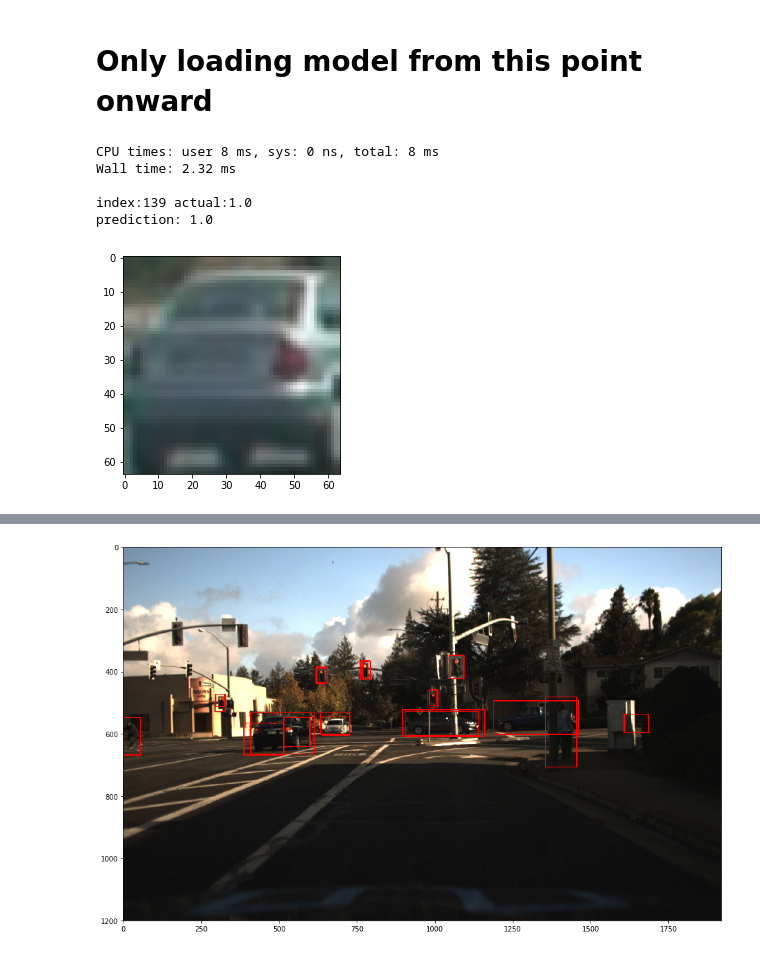
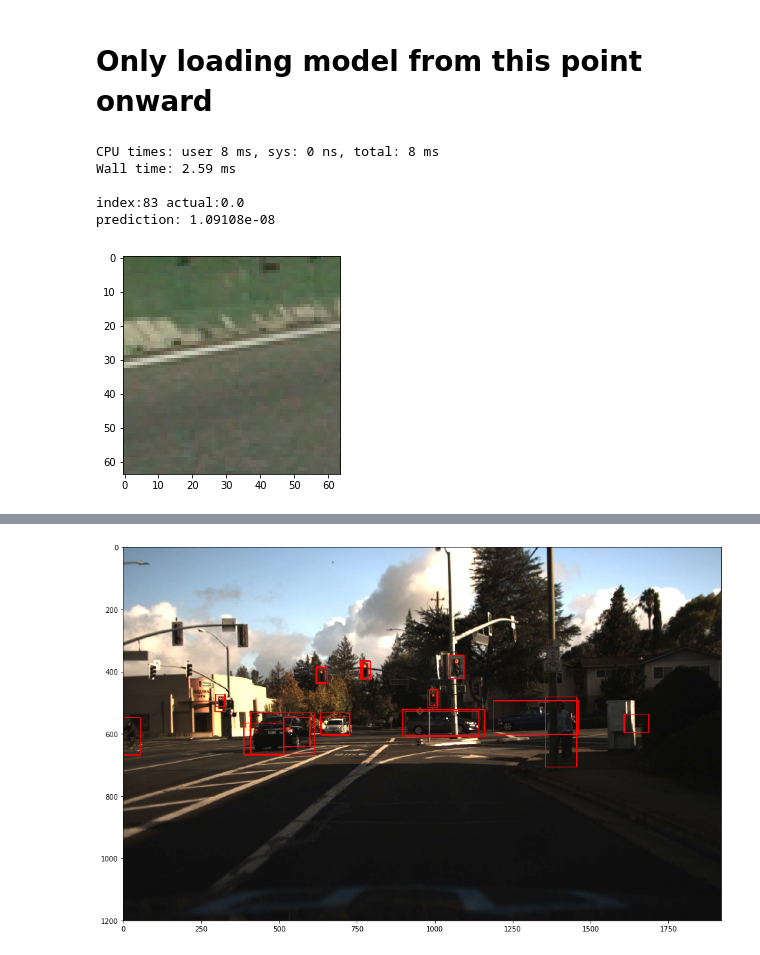
Before and after one commit to sir-siemens/didi-challenge, a Jupyter notebook: car_id_nn.ipynb, the cells around one changed output, grey strips where cells are left out. Saved outputs shown, nothing was run; the diff lists cells and outputs as text; code cells hidden in the pictures.

Commit message:
further validated the model against test data, the error seems to be on really dark images and happens ~2/256 instances

```diff
--- a/car_id_nn.ipynb
+++ b/car_id_nn.ipynb
@@ -196,20 +196,21 @@ carIdModel = CarIDModel(loadweights=True)
 # %%
 import random
 
-generator_test = train_generator(purpose='test')
+generator_test = train_generator(batch_size=256, purpose='test')
 x, y = next(generator_test)
 
 index = random.randint(0, x.shape[0]-1)
 plt.imshow(x[index])
 %time test = carIdModel.predictSingle(x[index])
 # %time test = carIdModel.predict(x[index][None, :, :, :])
+
 print("")
 print("index:{0} actual:{1}".format(index, y[index]))
 print("prediction:", test)
 # %% [output]
 CPU times: user 8 ms, sys: 0 ns, total: 8 ms
-Wall time: 2.32 ms
+Wall time: 2.59 ms
 
-index:139 actual:1.0
-prediction: 1.0
+index:83 actual:0.0
+prediction: 1.09108e-08
-[figure, old version]
+[figure, new version]
```
Also changed, not shown: parts of 1 cell of this notebook, 1 other file.
